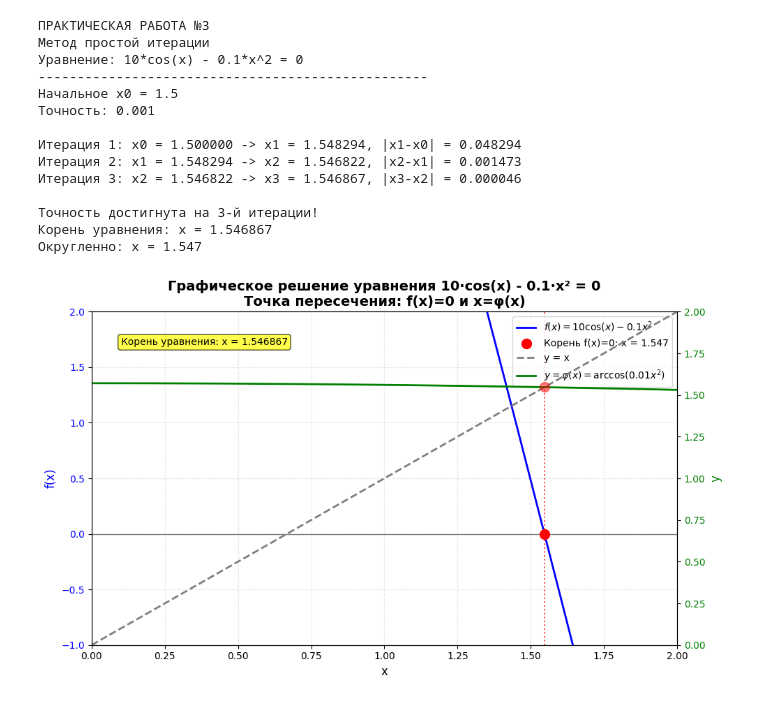
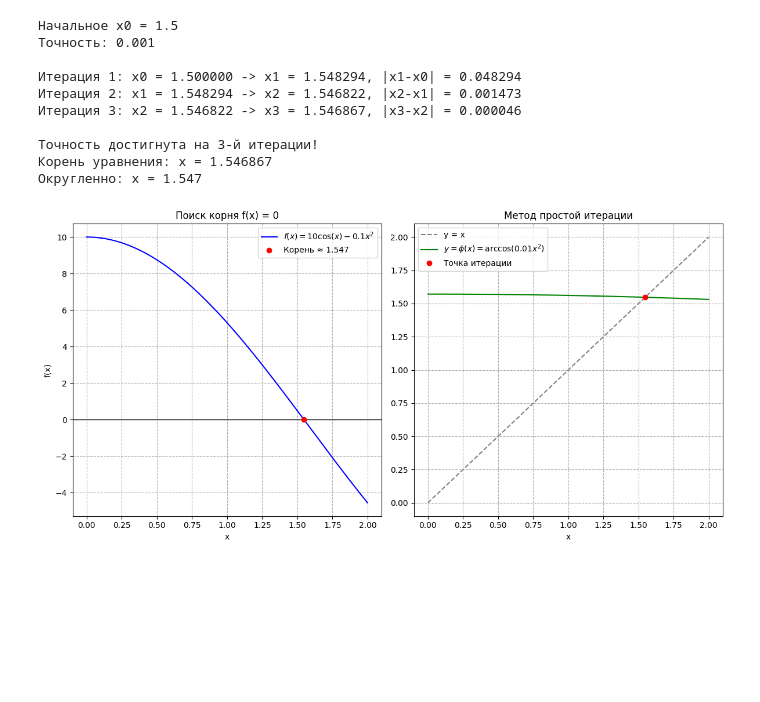
Before and after one commit to Matyuzha/homework, a Jupyter notebook: practice3.ipynb, the cells around one changed output. Saved outputs shown, nothing was run; the diff lists cells and outputs as text; code cells hidden in the pictures; blank space fills up the shorter version.

```diff
--- a/practice3.ipynb
+++ b/practice3.ipynb
@@ -2,11 +5,6 @@
 import math
 import numpy as np
 import matplotlib.pyplot as plt
-
-print("ПРАКТИЧЕСКАЯ РАБОТА №3")
-print("Метод простой итерации")
-print("Уравнение: 10*cos(x) - 0.1*x^2 = 0")
-print("-" * 50)
 
 # Функция для итерационного процесса x = φ(x)
 def phi(x):
@@ -27,78 +25,55 @@ for i in range(max_iter):
 
     print(f"Итерация {i+1}: x{i} = {x_old:.6f} -> x{i+1} = {x:.6f}, |x{i+1}-x{i}| = {abs(x - x_old):.6f}")
 
     if abs(x - x_old) < eps:
         print(f"\nТочность достигнута на {i+1}-й итерации!")
         print(f"Корень уравнения: x = {x:.6f}")
         print(f"Округленно: x = {x:.3f}")
         break
 else:
     print(f"\nДостигнуто максимальное число итераций ({max_iter})")
 
-# Подготовка данных для графиков
+# 1. Подготовка данных для графика основной функции
 x_vals = np.linspace(0, 2, 400)
-y_func = 10 * np.cos(x_vals) - 0.1 * x_vals**2  # f(x)
-y_phi = np.arccos(0.01 * x_vals**2)  # φ(x)
+y_func = 10 * np.cos(x_vals) - 0.1 * x_vals**2
 
-# Создаем один график с двумя разными представлениями
-fig, ax1 = plt.subplots(figsize=(10, 6))
+# 2. Подготовка данных для метода итераций (x и phi(x))
+y_phi = np.arccos(0.01 * x_vals**2)
 
-# Первая ось: f(x) = 10*cos(x) - 0.1*x^2
-ax1.plot(x_vals, y_func, label=r'$f(x) = 10\cos(x) - 0.1x^2$', color='blue', linewidth=2)
-ax1.axhline(0, color='black', linewidth=1, linestyle='-', alpha=0.5)
-ax1.set_xlabel('x', fontsize=12)
-ax1.set_ylabel('f(x)', fontsize=12, color='blue')
-ax1.tick_params(axis='y', labelcolor='blue')
-ax1.grid(True, alpha=0.3, linestyle='--')
+plt.figure(figsize=(12, 6))
 
-# Вторая ось: y = x и y = φ(x) для метода итераций
-ax2 = ax1.twinx()  # Создаем вторую ось Y
-ax2.plot(x_vals, x_vals, label='y = x', color='gray', linestyle='--', linewidth=2)
-ax2.plot(x_vals, y_phi, label=r'$y = \varphi(x) = \arccos(0.01x^2)$', color='green', linewidth=2)
-ax2.set_ylabel('y', fontsize=12, color='green')
-ax2.tick_params(axis='y', labelcolor='green')
+# Левый график: Сама функция f(x) = 0
+plt.subplot(1, 2, 1)
+plt.plot(x_vals, y_func, label=r'$f(x) = 10\cos(x) - 0.1x^2$', color='blue')
+plt.axhline(0, color='black', linewidth=1) # Линия y=0
+plt.plot(x, 0, 'ro', label=f'Корень ≈ {x:.3f}') # Точка корня
+plt.title('Поиск корня f(x) = 0')
+plt.xlabel('x')
+plt.ylabel('f(x)')
+plt.grid(True, linestyle='--')
+plt.legend()
 
-# Отмечаем точки пересечения
-ax1.plot(x, 0, 'ro', markersize=10, label=f'Корень f(x)=0: x = {x:.3f}')
-ax2.plot(x, x, 'ro', markersize=10, alpha=0.5)  # Точка на втором графике
-
-# Добавляем вертикальную линию в точке корня
-ax1.axvline(x=x, color='red', linestyle=':', alpha=0.7, linewidth=1.5)
-
-# Объединяем легенды
-lines1, labels1 = ax1.get_legend_handles_labels()
-lines2, labels2 = ax2.get_legend_handles_labels()
-ax1.legend(lines1 + lines2, labels1 + labels2, loc='upper right', fontsize=10)
-
-# Заголовок
-plt.title('Графическое решение уравнения 10·cos(x) - 0.1·x² = 0\n' +
-          'Точка пересечения: f(x)=0 и x=φ(x)',
-          fontsize=14, fontweight='bold')
-
-# Добавляем текстовую информацию на график
-plt.text(0.1, 1.8, f'Корень уравнения: x = {x:.6f}',
-         bbox=dict(boxstyle="round,pad=0.3", facecolor="yellow", alpha=0.7),
-         fontsize=10)
-
-plt.xlim(0, 2)
-ax1.set_ylim(-1, 2)
-ax2.set_ylim(0, 2)
+# Правый график: Точка пересечения y=x и y=phi(x)
+plt.subplot(1, 2, 2)
+plt.plot(x_vals, x_vals, label='y = x', color='gray', linestyle='--')
+plt.plot(x_vals, y_phi, label=r'$y = \phi(x) = \arccos(0.01x^2)$', color='green')
+plt.plot(x, x, 'ro', label='Точка итерации')
+plt.title('Метод простой итерации')
+plt.xlabel('x')
+plt.grid(True, linestyle='--')
+plt.legend()
 
 plt.tight_layout()
 plt.show()
 # %% [output]
-ПРАКТИЧЕСКАЯ РАБОТА №3
-Метод простой итерации
-Уравнение: 10*cos(x) - 0.1*x^2 = 0
---------------------------------------------------
 Начальное x0 = 1.5
 Точность: 0.001
 
 Итерация 1: x0 = 1.500000 -> x1 = 1.548294, |x1-x0| = 0.048294
 Итерация 2: x1 = 1.548294 -> x2 = 1.546822, |x2-x1| = 0.001473
 Итерация 3: x2 = 1.546822 -> x3 = 1.546867, |x3-x2| = 0.000046
 
 Точность достигнута на 3-й итерации!
 Корень уравнения: x = 1.546867
 Округленно: x = 1.547
-[figure, old version]
+[figure, new version]
```
Also changed, not shown: parts of 1 cell of this notebook, 5 other files.
